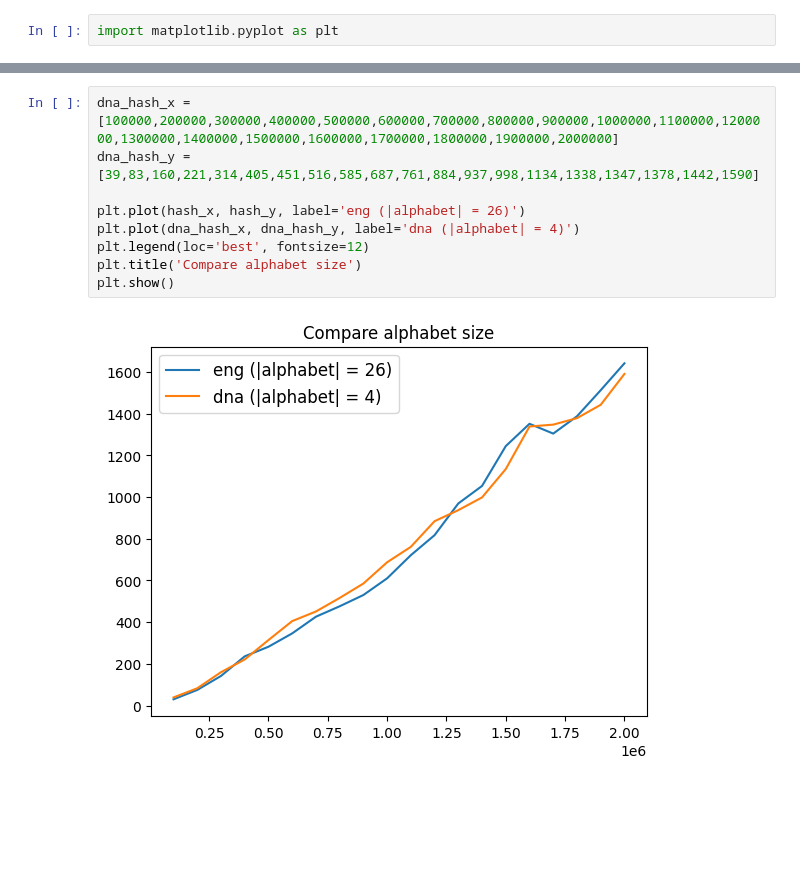
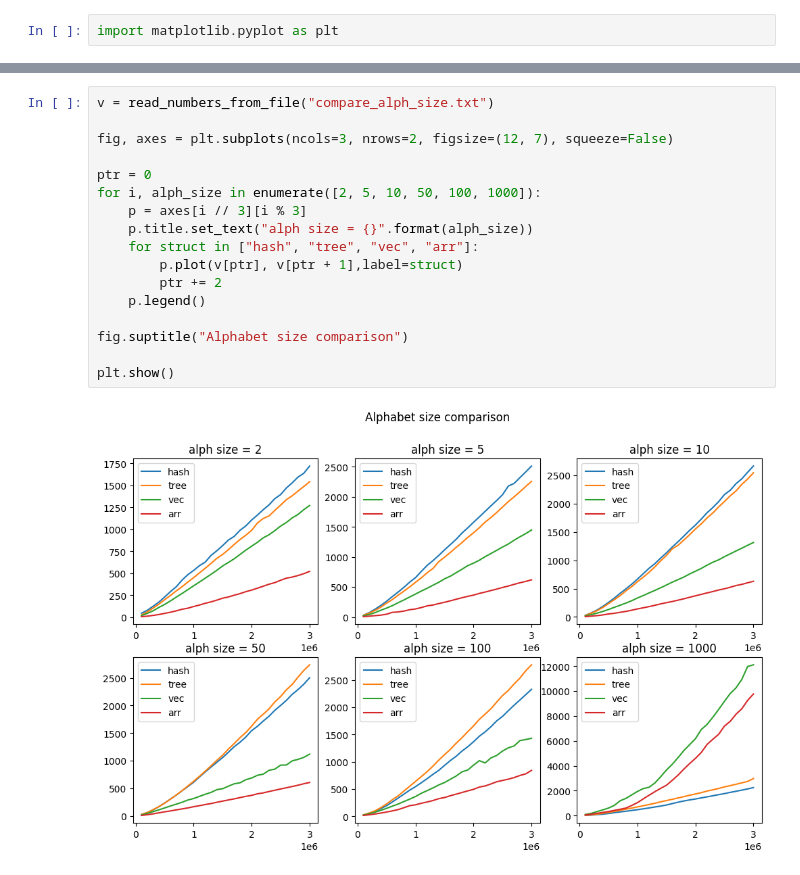
Before and after one commit to davidokk/course-work4, a Jupyter notebook: graphics/graphics.ipynb, the cells around one changed output, grey strips where cells are left out. Saved outputs shown, nothing was run; the diff lists cells and outputs as text; blank space fills up the shorter version.

```diff
--- a/graphics/graphics.ipynb
+++ b/graphics/graphics.ipynb
@@ -72,11 +27,19 @@ plt.show()
-# %%
-dna_hash_x = [100000,200000,300000,400000,500000,600000,700000,800000,900000,1000000,1100000,1200000,1300000,1400000,1500000,1600000,1700000,1800000,1900000,2000000]
-dna_hash_y = [39,83,160,221,314,405,451,516,585,687,761,884,937,998,1134,1338,1347,1378,1442,1590]
-
-plt.plot(hash_x, hash_y, label='eng (|alphabet| = 26)')
-plt.plot(dna_hash_x, dna_hash_y, label='dna (|alphabet| = 4)')
-plt.legend(loc='best', fontsize=12)
-plt.title('Compare alphabet size')
-plt.show()
-# %% [output]
-[figure, removed]
+# %%
+v = read_numbers_from_file("compare_alph_size.txt")
+
+fig, axes = plt.subplots(ncols=3, nrows=2, figsize=(12, 7), squeeze=False)
+
+ptr = 0
+for i, alph_size in enumerate([2, 5, 10, 50, 100, 1000]):
+    p = axes[i // 3][i % 3]
+    p.title.set_text("alph size = {}".format(alph_size))
+    for struct in ["hash", "tree", "vec", "arr"]:
+        p.plot(v[ptr], v[ptr + 1],label=struct)
+        ptr += 2
+    p.legend()
+
+fig.suptitle("Alphabet size comparison")
+
+plt.show()
+# %% [output]
+[figure, added]
```
Also changed, not shown: parts of 9 cells of this notebook, 9 other files.
